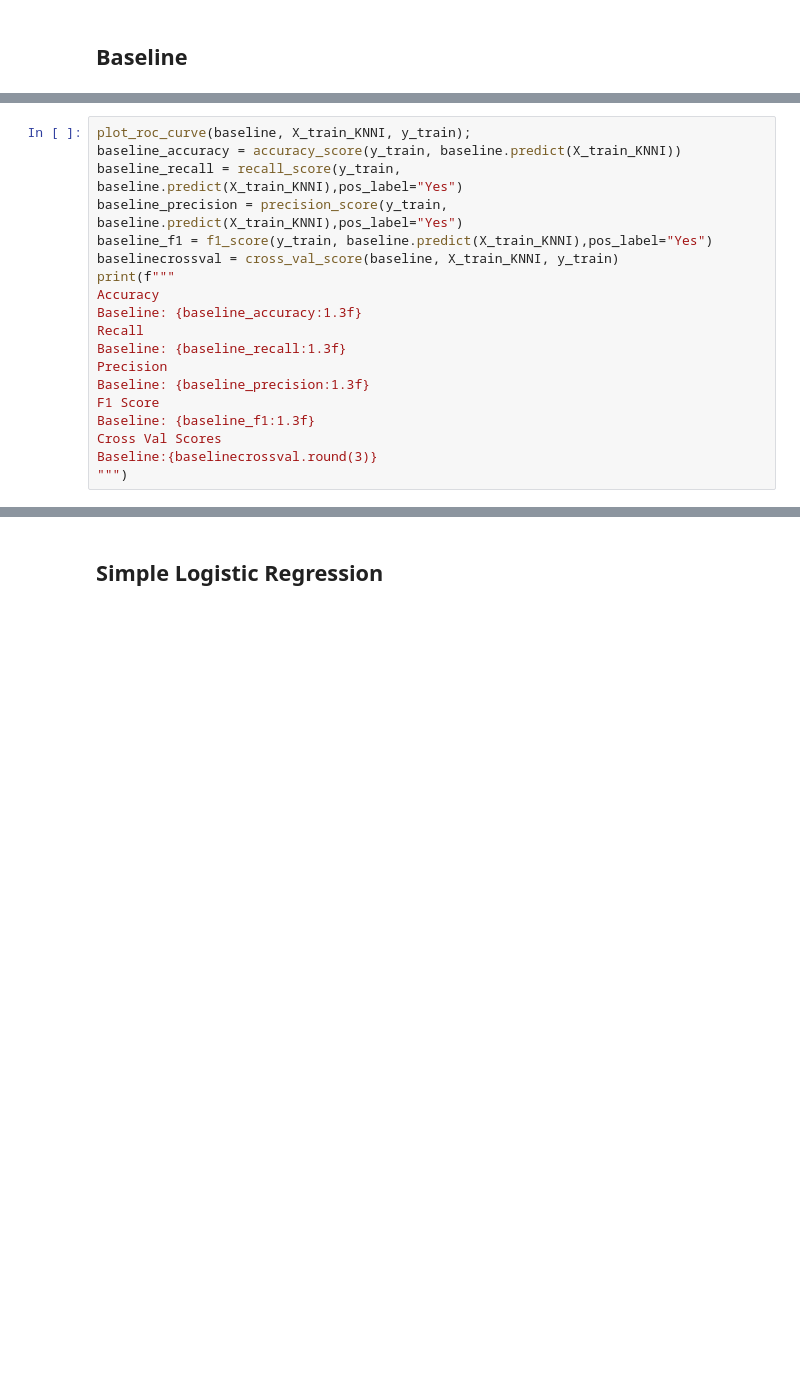
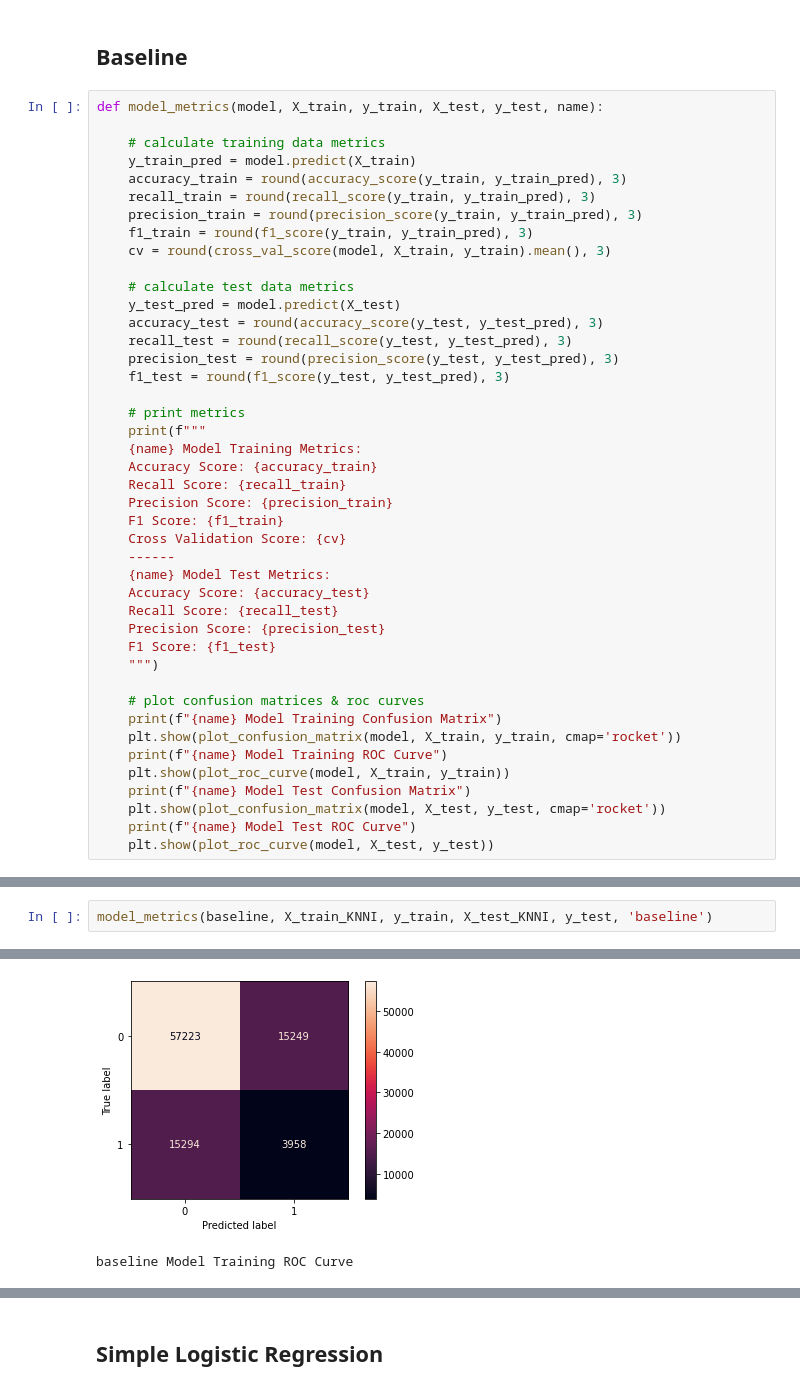
Before and after one commit to alpacanonymous/project3, a Jupyter notebook: StevenNotebook.ipynb, the cells around one changed output, grey strips where cells are left out. Saved outputs shown, nothing was run; the diff lists cells and outputs as text; blank space fills up the shorter version.

Commit message:
hella models yo

```diff
--- a/StevenNotebook.ipynb
+++ b/StevenNotebook.ipynb
@@ -152,6 +174,49 @@ X_train_scaled.info()
 # Noodeling
 # %% [markdown]
 ## Baseline
+# %%
+def model_metrics(model, X_train, y_train, X_test, y_test, name):
+
+    # calculate training data metrics
+    y_train_pred = model.predict(X_train)
+    accuracy_train = round(accuracy_score(y_train, y_train_pred), 3)
+    recall_train = round(recall_score(y_train, y_train_pred), 3)
+    precision_train = round(precision_score(y_train, y_train_pred), 3)
+    f1_train = round(f1_score(y_train, y_train_pred), 3)
+    cv = round(cross_val_score(model, X_train, y_train).mean(), 3)
+
+    # calculate test data metrics
+    y_test_pred = model.predict(X_test)
+    accuracy_test = round(accuracy_score(y_test, y_test_pred), 3)
+    recall_test = round(recall_score(y_test, y_test_pred), 3)
+    precision_test = round(precision_score(y_test, y_test_pred), 3)
+    f1_test = round(f1_score(y_test, y_test_pred), 3)
+
+    # print metrics
+    print(f"""
+    {name} Model Training Metrics:
+    Accuracy Score: {accuracy_train}
+    Recall Score: {recall_train}
+    Precision Score: {precision_train}
+    F1 Score: {f1_train}
+    Cross Validation Score: {cv}
+    ------
+    {name} Model Test Metrics:
+    Accuracy Score: {accuracy_test}
+    Recall Score: {recall_test}
+    Precision Score: {precision_test}
+    F1 Score: {f1_test}
+    """)
+
+    # plot confusion matrices & roc curves
+    print(f"{name} Model Training Confusion Matrix")
+    plt.show(plot_confusion_matrix(model, X_train, y_train, cmap='rocket'))
+    print(f"{name} Model Training ROC Curve")
+    plt.show(plot_roc_curve(model, X_train, y_train))
+    print(f"{name} Model Test Confusion Matrix")
+    plt.show(plot_confusion_matrix(model, X_test, y_test, cmap='rocket'))
+    print(f"{name} Model Test ROC Curve")
+    plt.show(plot_roc_curve(model, X_test, y_test))
 # %%
 baseline = DummyClassifier(random_state=42)
 baseline.fit(X_train_KNNI, y_train)
@@ -160,19 +225,3 @@ plot_confusion_matrix(baseline, X_train_KNNI, y_train, cmap='rocket');
-# %%
-plot_roc_curve(baseline, X_train_KNNI, y_train);
-baseline_accuracy = accuracy_score(y_train, baseline.predict(X_train_KNNI))
-baseline_recall = recall_score(y_train, baseline.predict(X_train_KNNI),pos_label="Yes")
-baseline_precision = precision_score(y_train, baseline.predict(X_train_KNNI),pos_label="Yes")
-baseline_f1 = f1_score(y_train, baseline.predict(X_train_KNNI),pos_label="Yes")
-baselinecrossval = cross_val_score(baseline, X_train_KNNI, y_train)
-print(f"""
-Accuracy
-Baseline: {baseline_accuracy:1.3f}
-Recall
-Baseline: {baseline_recall:1.3f}
-Precision
-Baseline: {baseline_precision:1.3f}
-F1 Score
-Baseline: {baseline_f1:1.3f}
-Cross Val Scores
-Baseline:{baselinecrossval.round(3)}
-""")
+# %%
+model_metrics(baseline, X_train_KNNI, y_train, X_test_KNNI, y_test, 'baseline')
+# %% [output]
@@ -178,0 +242,2 @@ Baseline:{baselinecrossval.round(3)}
+[figure, added]
+baseline Model Training ROC Curve
```
Also changed, not shown: parts of 89 cells of this notebook.
